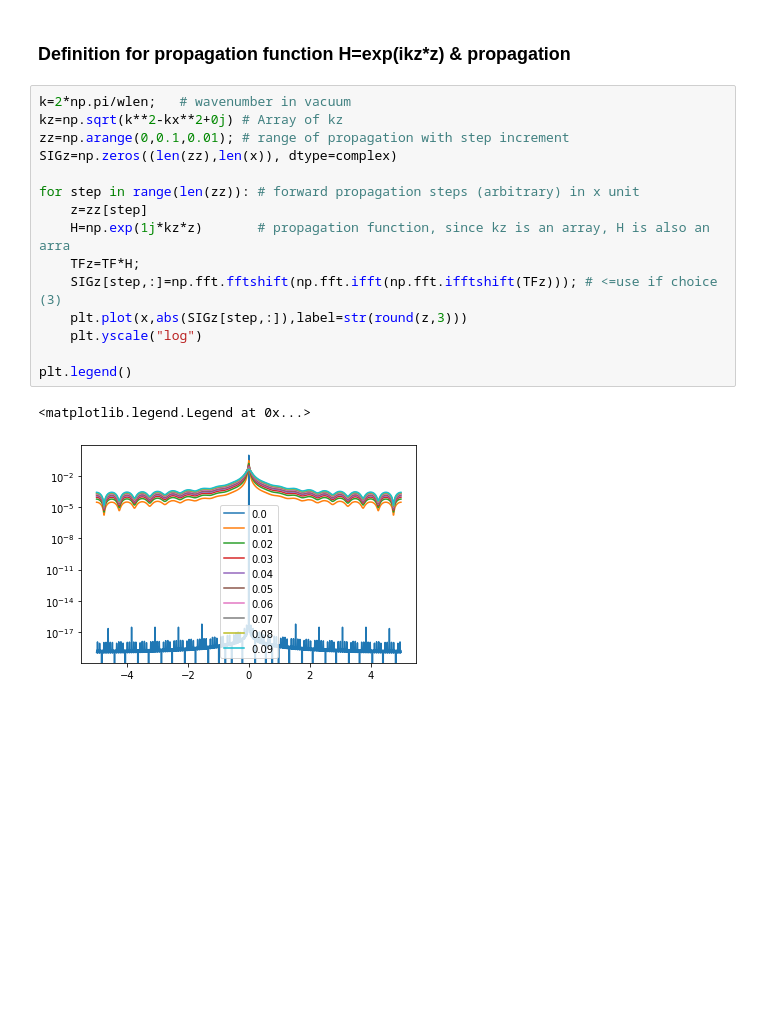
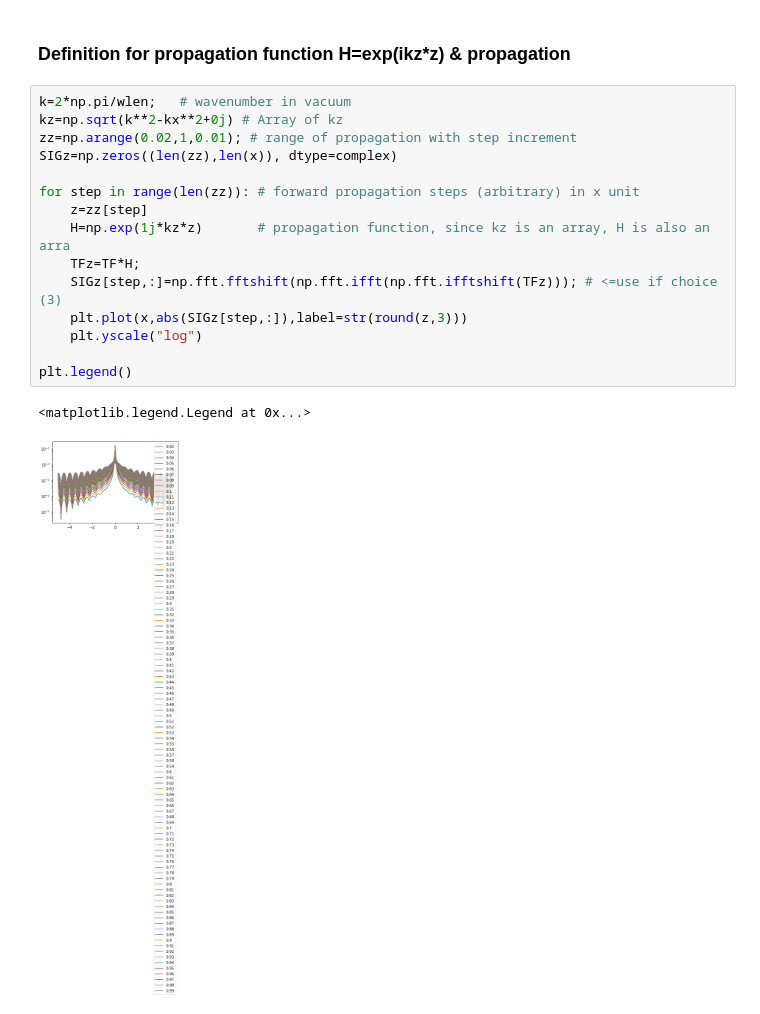
Before and after one commit to LbZy-3/PWD, a Jupyter notebook: PWD.ipynb, the cells around one changed output. Saved outputs shown, nothing was run; the diff lists cells and outputs as text; blank space fills up the shorter version.

```diff
--- a/PWD.ipynb
+++ b/PWD.ipynb
@@ -70,18 +70,18 @@ plt.legend()
 # %%
 k=2*np.pi/wlen;   # wavenumber in vacuum
 kz=np.sqrt(k**2-kx**2+0j) # Array of kz
-zz=np.arange(0,0.1,0.01); # range of propagation with step increment
+zz=np.arange(0.02,1,0.01); # range of propagation with step increment
 SIGz=np.zeros((len(zz),len(x)), dtype=complex)
 
 for step in range(len(zz)): # forward propagation steps (arbitrary) in x unit
     z=zz[step]
     H=np.exp(1j*kz*z)       # propagation function, since kz is an array, H is also an arra
     TFz=TF*H;
     SIGz[step,:]=np.fft.fftshift(np.fft.ifft(np.fft.ifftshift(TFz))); # <=use if choice (3)
     plt.plot(x,abs(SIGz[step,:]),label=str(round(z,3)))
     plt.yscale("log")
 
 plt.legend()
 # %% [output]
 <matplotlib.legend.Legend at 0x...>
-[figure, old version]
+[figure, new version]
```
Also changed, not shown: parts of 3 cells of this notebook.
